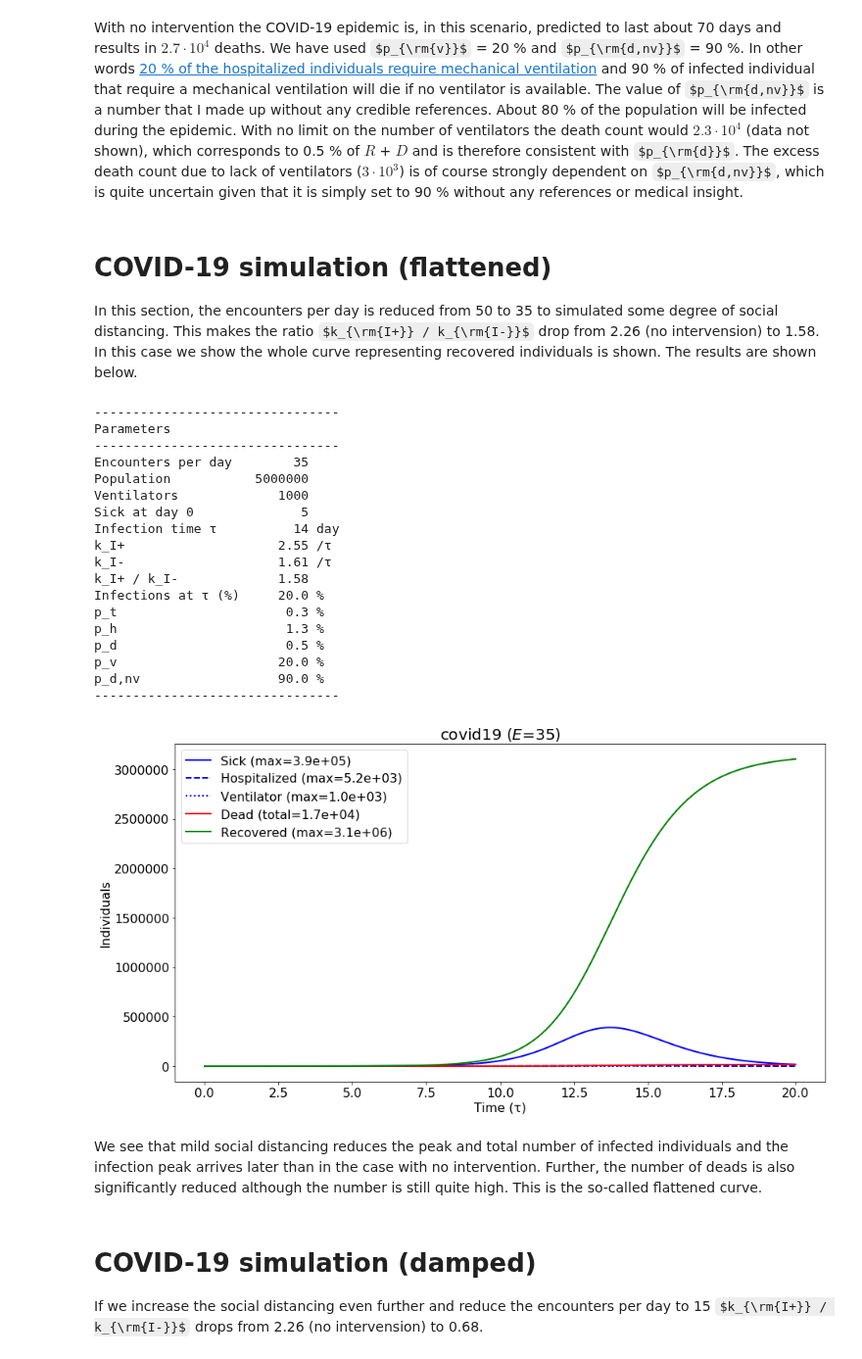
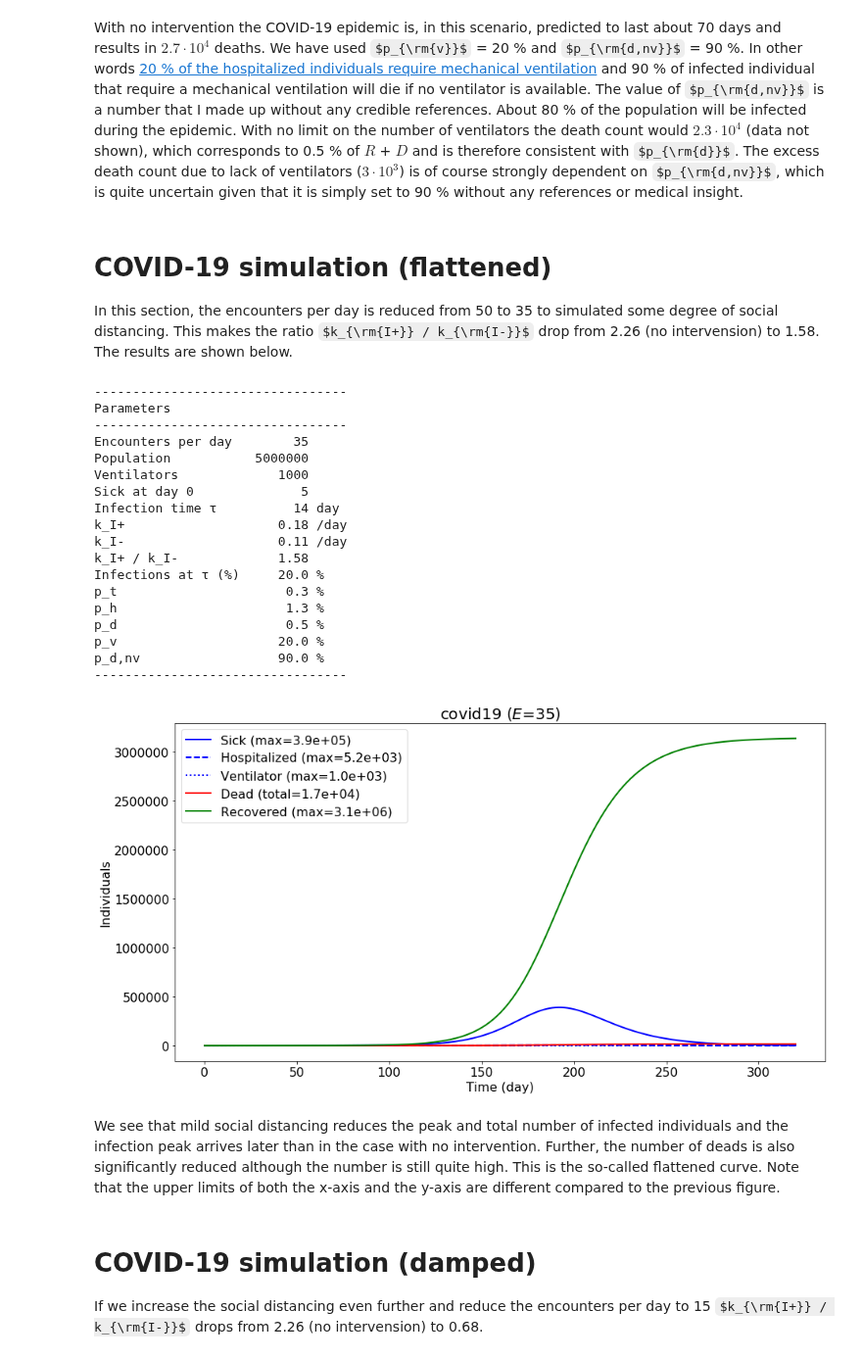
Before and after one commit to mrsonne/virus, a Jupyter notebook: virus.ipynb, the cells around one changed output. Shown at 98% size. Drawn from its saved outputs; the diff is of its cells as text; code cells hidden in the pictures; some formulas as TeX source.

```diff
--- a/virus.ipynb
+++ b/virus.ipynb
@@ -113,32 +115,32 @@ With no limit on the number of ventilators the death count would  $2.3\cdot10^4$
 # %% [markdown]
 COVID-19 simulation (flattened)
 ================================
-In this section, the encounters per day is reduced from 50 to 35 to simulated some degree of social distancing. This makes the ratio $k_{\rm{I+}} / k_{\rm{I-}}$ drop from 2.26 (no intervension) to 1.58. In this case we show the whole curve representing recovered individuals is shown. The results are shown below.
+In this section, the encounters per day is reduced from 50 to 35 to simulated some degree of social distancing. This makes the ratio $k_{\rm{I+}} / k_{\rm{I-}}$ drop from 2.26 (no intervension) to 1.58. The results are shown below.
 # %%
 encounters_per_day = 35
-countries.run_country('covid19', 'denmark', encounters_per_day, show_recovered=True)
+countries.run_country('covid19', 'denmark', encounters_per_day, show_recovered=True, tspan=[0, 320])
 # %% [output]
---------------------------------
+---------------------------------
 Parameters
---------------------------------
+---------------------------------
 Encounters per day        35
 Population           5000000
 Ventilators             1000
 Sick at day 0              5
 Infection time τ          14 day
-k_I+                    2.55 /τ
-k_I-                    1.61 /τ
+k_I+                    0.18 /day
+k_I-                    0.11 /day
 k_I+ / k_I-             1.58
 Infections at τ (%)     20.0 %
 p_t                      0.3 %
 p_h                      1.3 %
 p_d                      0.5 %
 p_v                     20.0 %
 p_d,nv                  90.0 %
---------------------------------
+---------------------------------
-[figure, old version]
+[figure, new version]
 # %% [markdown]
-We see that mild social distancing reduces the peak and total number of infected individuals and the infection peak arrives later than in the case with no intervention. Further, the number of deads is also significantly reduced although the number is still quite high. This is the so-called flattened curve.
+We see that mild social distancing reduces the peak and total number of infected individuals and the infection peak arrives later than in the case with no intervention. Further, the number of deads is also significantly reduced although the number is still quite high. This is the so-called flattened curve. Note that the upper limits of both the x-axis and the y-axis are different compared to the previous figure.
 # %% [markdown]
 COVID-19 simulation (damped)
 ================================
```
Also changed, not shown: parts of 5 cells of this notebook.
